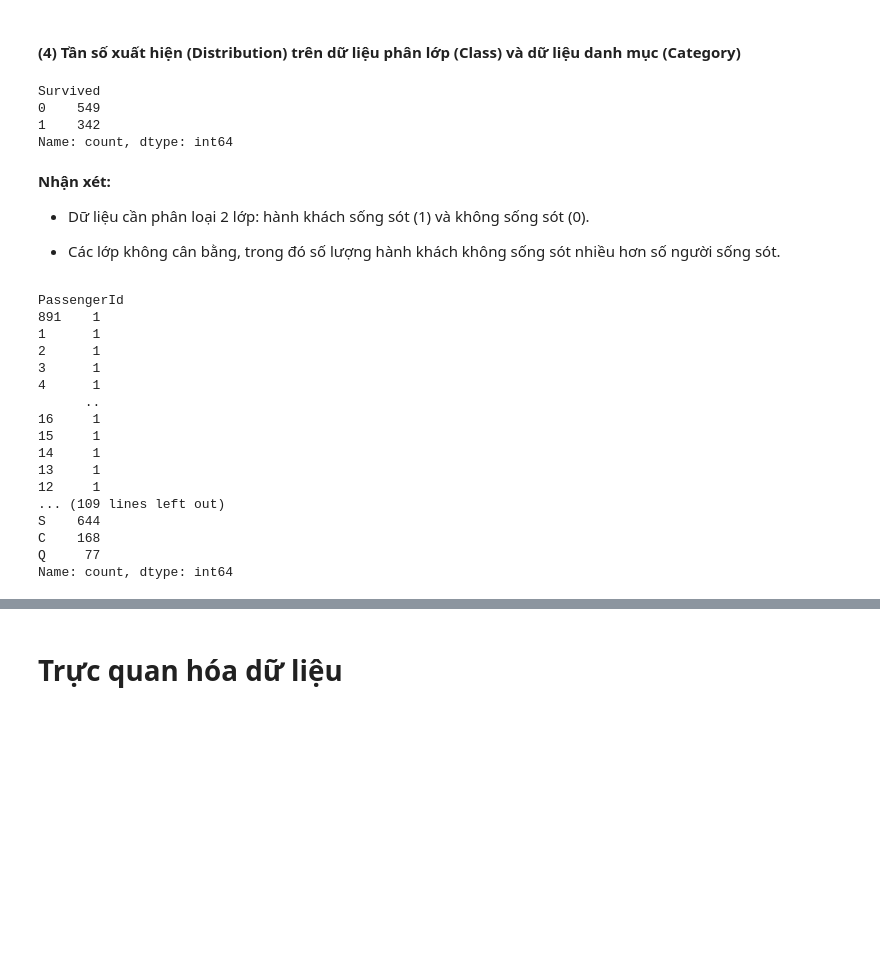
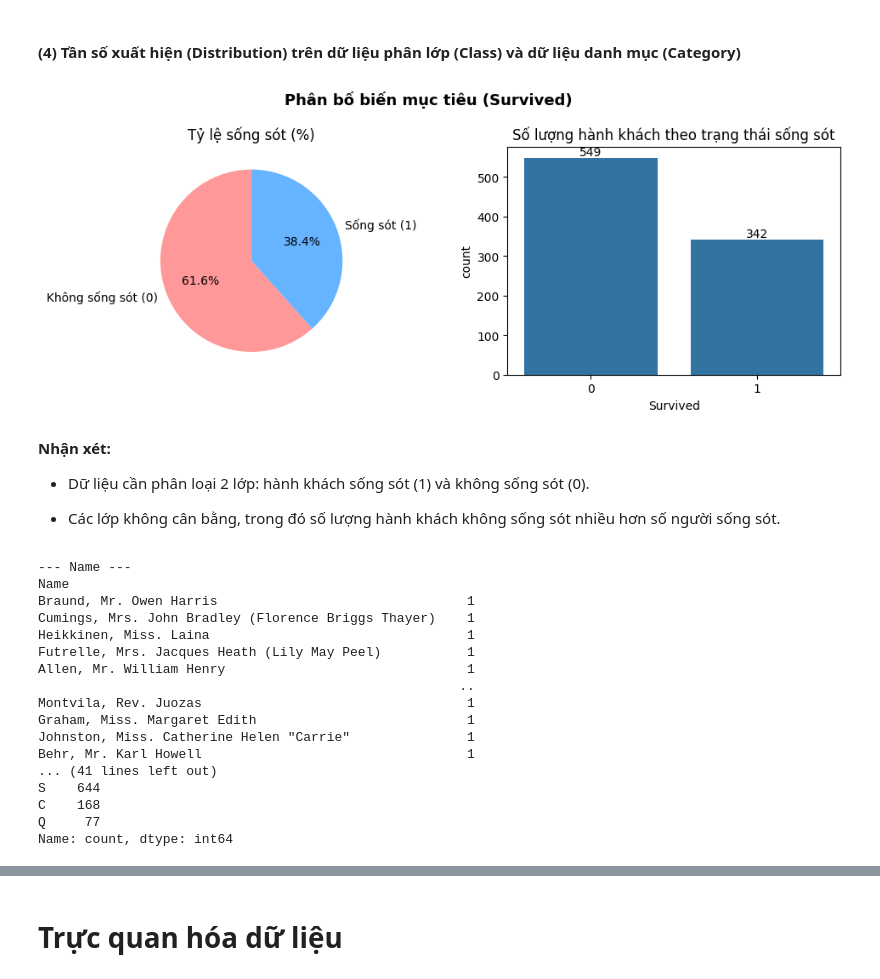
Before and after one commit to bibo0610/sgu25_ml_group, a Jupyter notebook: eda/eda01.ipynb, the cells around one changed output, grey strips where cells are left out. Cells and saved outputs as stored; diff of their text form; code cells hidden in the pictures; blank space fills up the shorter version.

```diff
--- a/eda/eda01.ipynb
+++ b/eda/eda01.ipynb
@@ -212,35 +205,55 @@ display.display(df_test.describe(include='all').T)
 # %% [markdown]
 #### (4) **Tần số xuất hiện (Distribution) trên dữ liệu phân lớp (Class) và dữ liệu danh mục (Category)**
 # %%
-df_train["Survived"].value_counts()
+fig, ax = plt.subplots(1, 2, figsize=(10, 4))
+
+# Biểu đồ tròn
+survival_counts = df_train['Survived'].value_counts(normalize=True)
+ax[0].pie(
+    survival_counts,
+    labels=['Không sống sót (0)', 'Sống sót (1)'],
+    autopct='%1.1f%%',
+    startangle=90,
+    colors=['#ff9999', '#66b3ff']
+)
+ax[0].set_title('Tỷ lệ sống sót (%)')
+
+# Biểu đồ cột
+sns.countplot(x='Survived', data=df_train, ax=ax[1])
+ax[1].set_title('Số lượng hành khách theo trạng thái sống sót')
+ax[1].bar_label(ax[1].containers[0], label_type='edge', fontsize=10)
+
+plt.suptitle('Phân bố biến mục tiêu (Survived)', fontsize=13, fontweight='bold')
+plt.tight_layout()
+plt.show()
 # %% [output]
-Survived
-0    549
-1    342
-Name: count, dtype: int64
+[figure, added]
 # %% [markdown]
 **Nhận xét:**
 + Dữ liệu cần phân loại 2 lớp: hành khách sống sót (1) và không sống sót (0).
 
 + Các lớp không cân bằng, trong đó số lượng hành khách không sống sót nhiều hơn số người sống sót.
 # %%
-train_cols = df_train.columns.tolist()
-for cols in train_cols:
-    print(df_train[cols].value_counts(),"\n")
+# Đếm tần suất giá trị trong từng cột dạng chữ
+cat_cols = df_train.select_dtypes(include=['object']).columns.tolist()
+
+for col in cat_cols:
+    print(f"--- {col} ---")
+    print(df_train[col].value_counts(), "\n")
 # %% [output]
-PassengerId
-891    1
-1      1
-2      1
-3      1
-4      1
-      ..
-16     1
-15     1
-14     1
-13     1
-12     1
-... (109 lines left out)
+--- Name ---
+Name
+Braund, Mr. Owen Harris                                1
+Cumings, Mrs. John Bradley (Florence Briggs Thayer)    1
+Heikkinen, Miss. Laina                                 1
+Futrelle, Mrs. Jacques Heath (Lily May Peel)           1
+Allen, Mr. William Henry                               1
+                                                      ..
+Montvila, Rev. Juozas                                  1
+Graham, Miss. Margaret Edith                           1
+Johnston, Miss. Catherine Helen "Carrie"               1
+Behr, Mr. Karl Howell                                  1
+... (41 lines left out)
 S    644
 C    168
 Q     77
```
Also changed, not shown: parts of 12 cells of this notebook, 1 other file.
